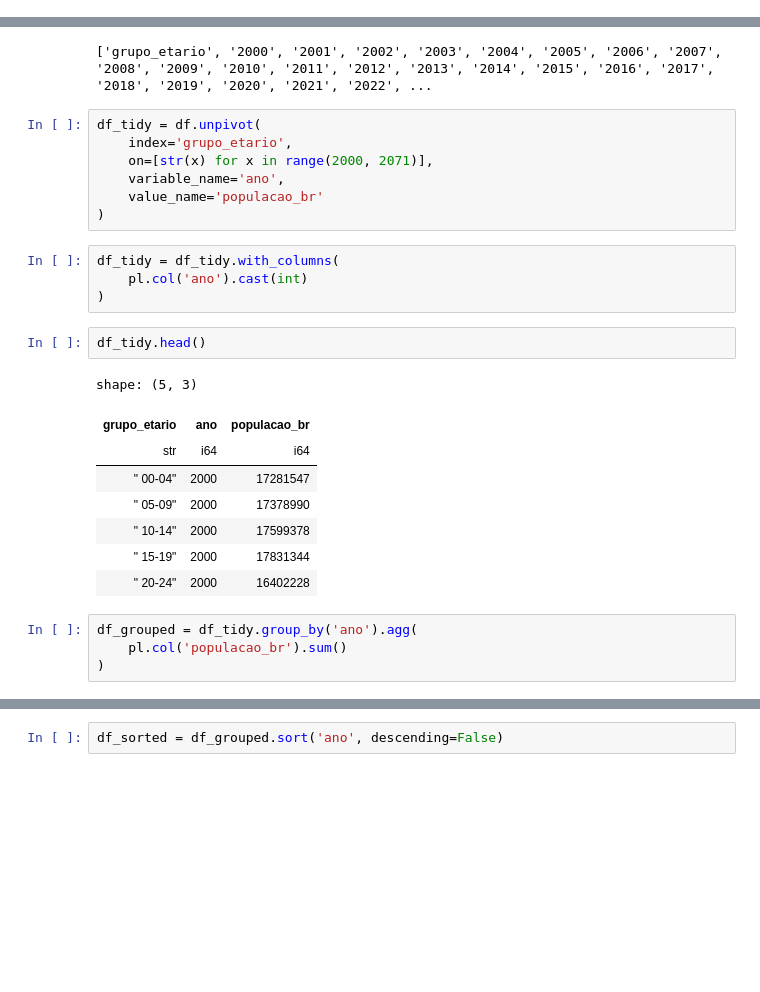
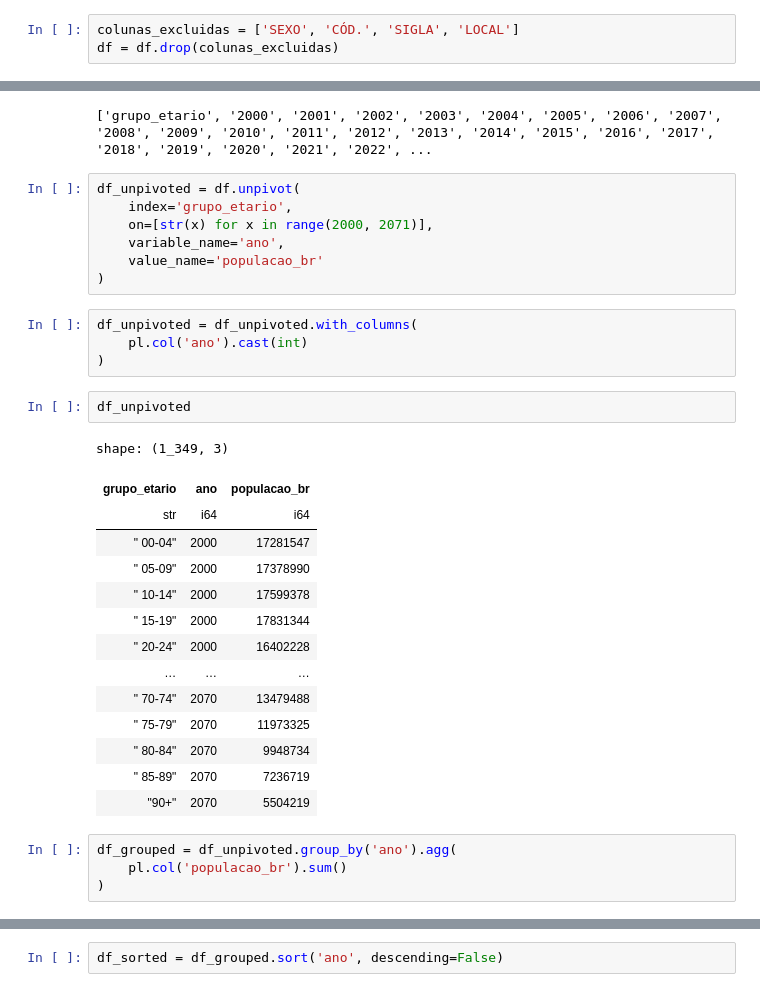
Before and after one commit to LazaroDamasceno/Analise-Dados-com-Python, a Jupyter notebook: ibge/projecao_populacao/projecao_populacao.ipynb, the cells around one changed output, grey strips where cells are left out. Drawn from its saved outputs; the diff is of its cells as text; blank space fills up the shorter version.

```diff
--- a/ibge/projecao_populacao/projecao_populacao.ipynb
+++ b/ibge/projecao_populacao/projecao_populacao.ipynb
@@ -78,3 +22,6 @@ shape: (1, 1)
+# %%
+colunas_excluidas = ['SEXO', 'CÓD.', 'SIGLA', 'LOCAL']
+df = df.drop(colunas_excluidas)
 # %%
 print(df.columns)
 # %% [output]
@@ -90,29 +35,35 @@ print(df.columns)
 # %% [output]
 ['grupo_etario', '2000', '2001', '2002', '2003', '2004', '2005', '2006', '2007', '2008', '2009', '2010', '2011', '2012', '2013', '2014', '2015', '2016', '2017', '2018', '2019', '2020', '2021', '2022', ...
 # %%
-df_tidy = df.unpivot(
+df_unpivoted = df.unpivot(
     index='grupo_etario',
     on=[str(x) for x in range(2000, 2071)],
     variable_name='ano',
     value_name='populacao_br'
 )
 # %%
-df_tidy = df_tidy.with_columns(
+df_unpivoted = df_unpivoted.with_columns(
     pl.col('ano').cast(int)
 )
-# %%
-df_tidy.head()
-# %% [output]
-shape: (5, 3)
-| grupo_etario | ano | populacao_br |
-| str | i64 | i64 |
-| " 00-04" | 2000 | 17281547 |
-| " 05-09" | 2000 | 17378990 |
-| " 10-14" | 2000 | 17599378 |
-| " 15-19" | 2000 | 17831344 |
-| " 20-24" | 2000 | 16402228 |
+# %%
+df_unpivoted
+# %% [output]
+shape: (1_349, 3)
+| grupo_etario | ano | populacao_br |
+| str | i64 | i64 |
+| " 00-04" | 2000 | 17281547 |
+| " 05-09" | 2000 | 17378990 |
+| " 10-14" | 2000 | 17599378 |
+| " 15-19" | 2000 | 17831344 |
+| " 20-24" | 2000 | 16402228 |
+| … | … | … |
+| " 70-74" | 2070 | 13479488 |
+| " 75-79" | 2070 | 11973325 |
+| " 80-84" | 2070 | 9948734 |
+| " 85-89" | 2070 | 7236719 |
+| "90+" | 2070 | 5504219 |
 # %%
-df_grouped = df_tidy.group_by('ano').agg(
+df_grouped = df_unpivoted.group_by('ano').agg(
     pl.col('populacao_br').sum()
 )
 # %%
```
Also changed, not shown: parts of 12 cells of this notebook, 1 other file.
